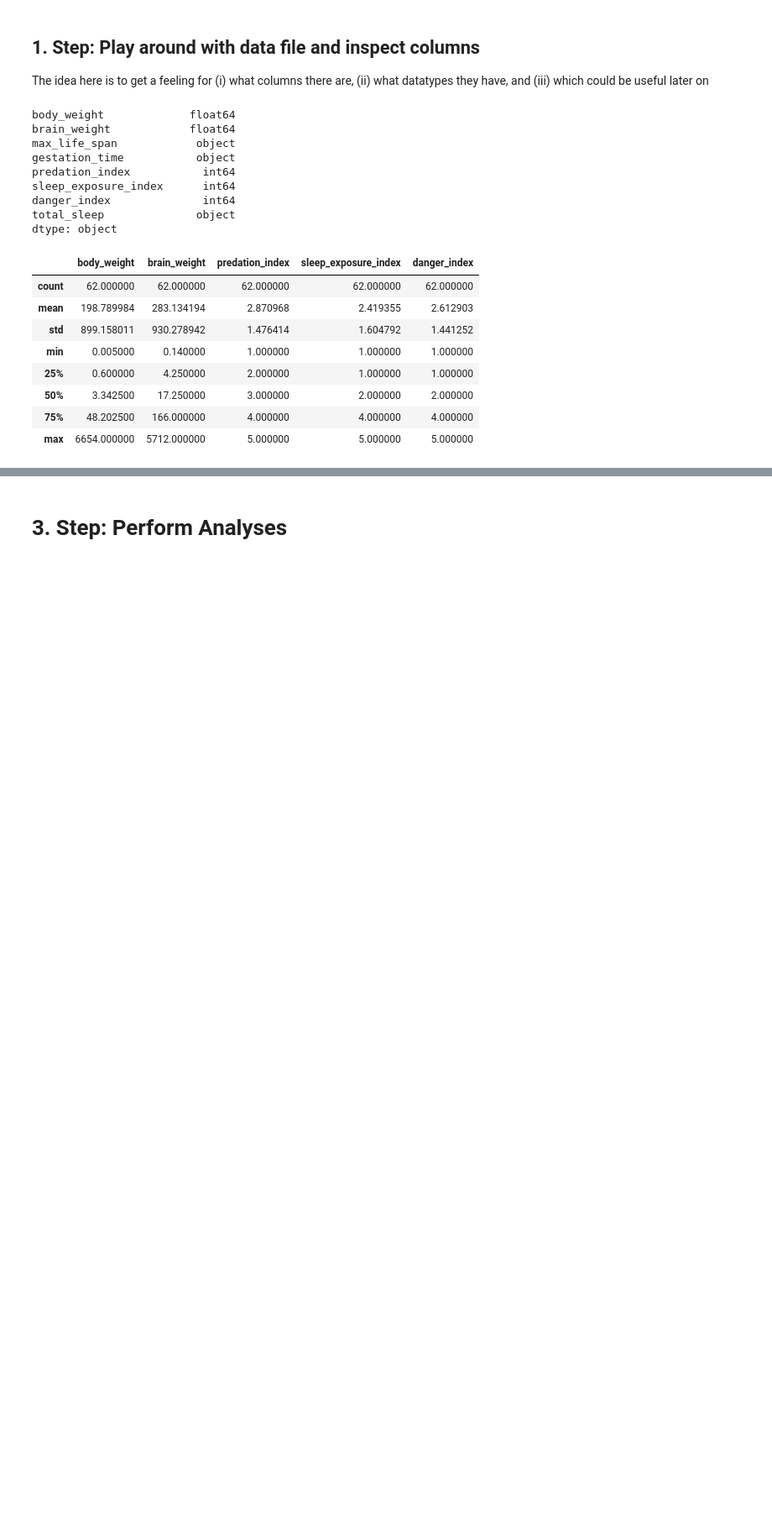
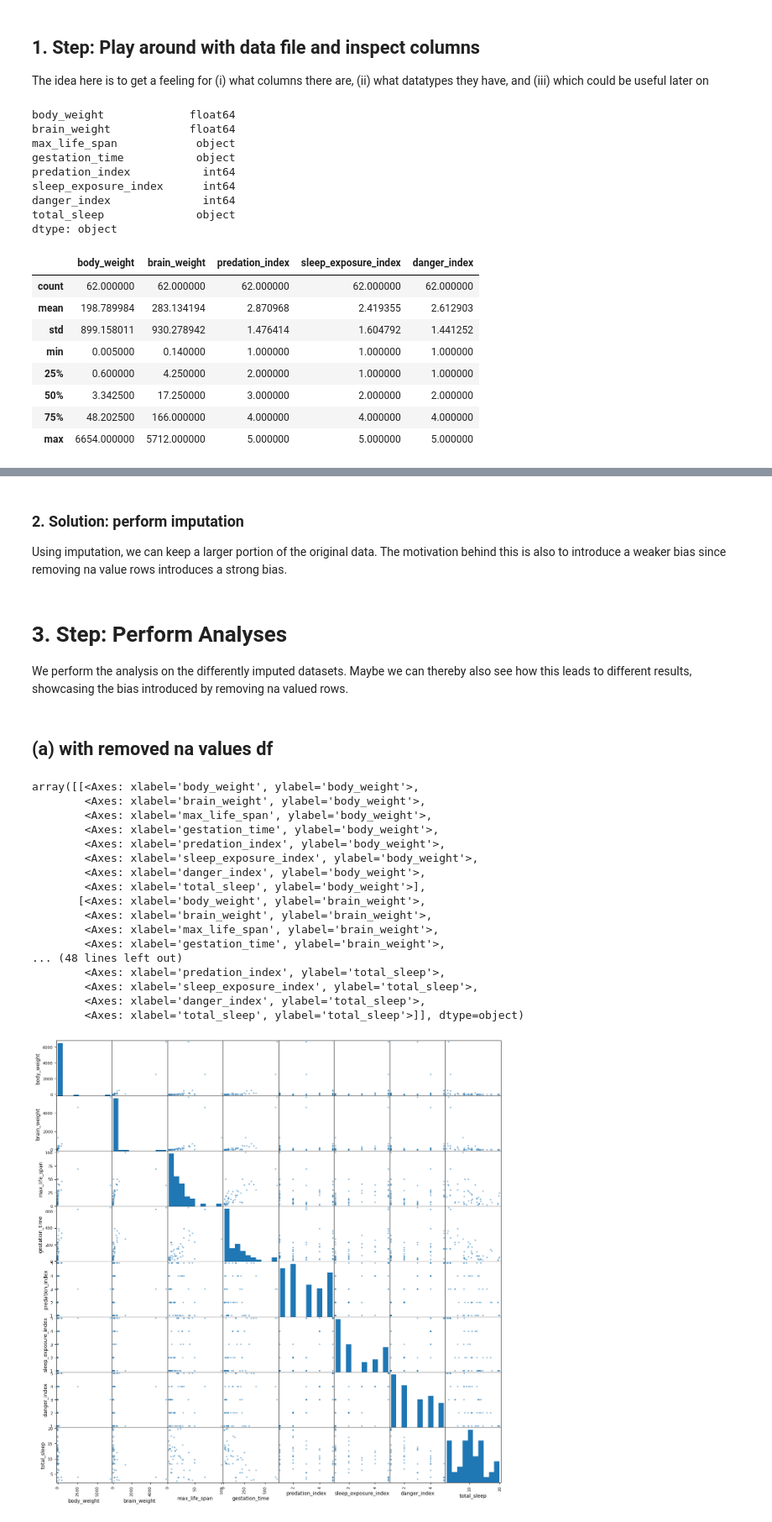
Before and after one commit to p-schulte/data_science_projects, a Jupyter notebook: sleep_data/notebook.ipynb, the cells around one changed output, grey strips where cells are left out. Shown at 84% size. Drawn from its saved outputs; the diff is of its cells as text; code cells hidden in the pictures; blank space fills up the shorter version.

Commit message:
Finishedish the first dataset

```diff
--- a/sleep_data/notebook.ipynb
+++ b/sleep_data/notebook.ipynb
@@ -79,0 +127,5 @@ Usually this would be NaN or missing data, in this case they specified them to b
+# %%
+# first imputation: just remove Na values
+del_na_rows_df.max_life_span = pd.to_numeric(del_na_rows_df.max_life_span, errors='coerce')
+del_na_rows_df.gestation_time = pd.to_numeric(del_na_rows_df.gestation_time, errors='coerce')
+del_na_rows_df.total_sleep = pd.to_numeric(del_na_rows_df.total_sleep, errors='coerce')
@@ -79,0 +145,8 @@ Usually this would be NaN or missing data, in this case they specified them to b
+# %%
+# remove na values
+del_na_rows_df = del_na_rows_df.dropna()
+
+# check how many entries remain
+remaining = len(del_na_rows_df)
+original = len(df)
+print(f"Removing na values lead to loosing {original - remaining} rows. Therefore, exactly {remaining} rows remain")
@@ -79,0 +155,4 @@ Usually this would be NaN or missing data, in this case they specified them to b
+# %% [markdown]
+### 2. Solution: perform imputation
+
+Using imputation, we can keep a larger portion of the original data. The motivation behind this is also to introduce a weaker bias since removing na value rows introduces a strong bias.
@@ -80,6 +161,29 @@ Usually this would be NaN or missing data, in this case they specified them to b
 # %% [markdown]
 # 3. Step: Perform Analyses
+
+We perform the analysis on the differently imputed datasets. Maybe we can thereby also see how this leads to different results, showcasing the bias introduced by removing na valued rows.
+# %% [markdown]
+## (a) with removed na values df
 # %%
-# look at correlation matrix, this tells us what features are descriptive of what other features
-# TODO
+# look at correlation/scatter plot matrix--this tells us what features are descriptive of what other features
+pd.plotting.scatter_matrix(del_na_rows_df, figsize=(16,16))
+# %% [output]
+array([[<Axes: xlabel='body_weight', ylabel='body_weight'>,
+        <Axes: xlabel='brain_weight', ylabel='body_weight'>,
+        <Axes: xlabel='max_life_span', ylabel='body_weight'>,
+        <Axes: xlabel='gestation_time', ylabel='body_weight'>,
+        <Axes: xlabel='predation_index', ylabel='body_weight'>,
+        <Axes: xlabel='sleep_exposure_index', ylabel='body_weight'>,
+        <Axes: xlabel='danger_index', ylabel='body_weight'>,
+        <Axes: xlabel='total_sleep', ylabel='body_weight'>],
+       [<Axes: xlabel='body_weight', ylabel='brain_weight'>,
+        <Axes: xlabel='brain_weight', ylabel='brain_weight'>,
+        <Axes: xlabel='max_life_span', ylabel='brain_weight'>,
+        <Axes: xlabel='gestation_time', ylabel='brain_weight'>,
+... (48 lines left out)
+        <Axes: xlabel='predation_index', ylabel='total_sleep'>,
+        <Axes: xlabel='sleep_exposure_index', ylabel='total_sleep'>,
+        <Axes: xlabel='danger_index', ylabel='total_sleep'>,
+        <Axes: xlabel='total_sleep', ylabel='total_sleep'>]], dtype=object)
+[figure, added]
 # %%
```
Also changed, not shown: parts of 15 cells of this notebook, 1 other file.
